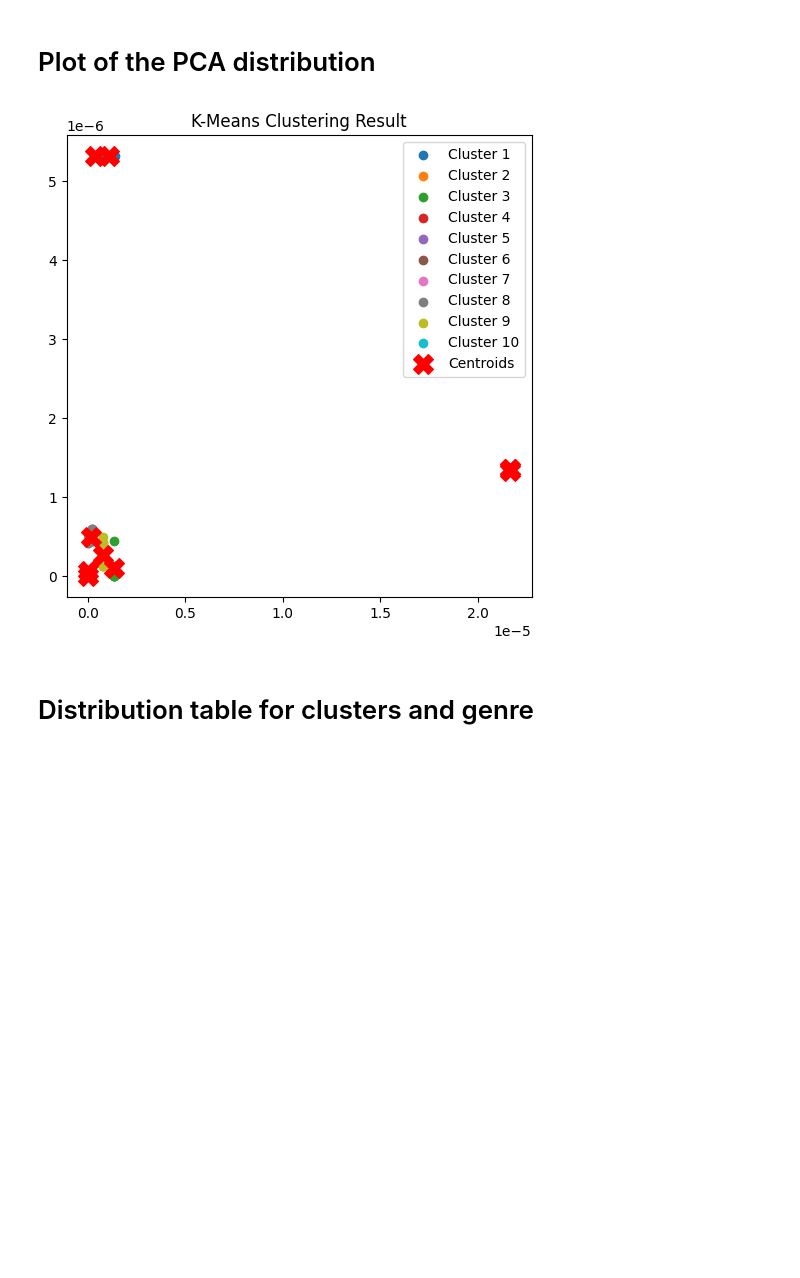
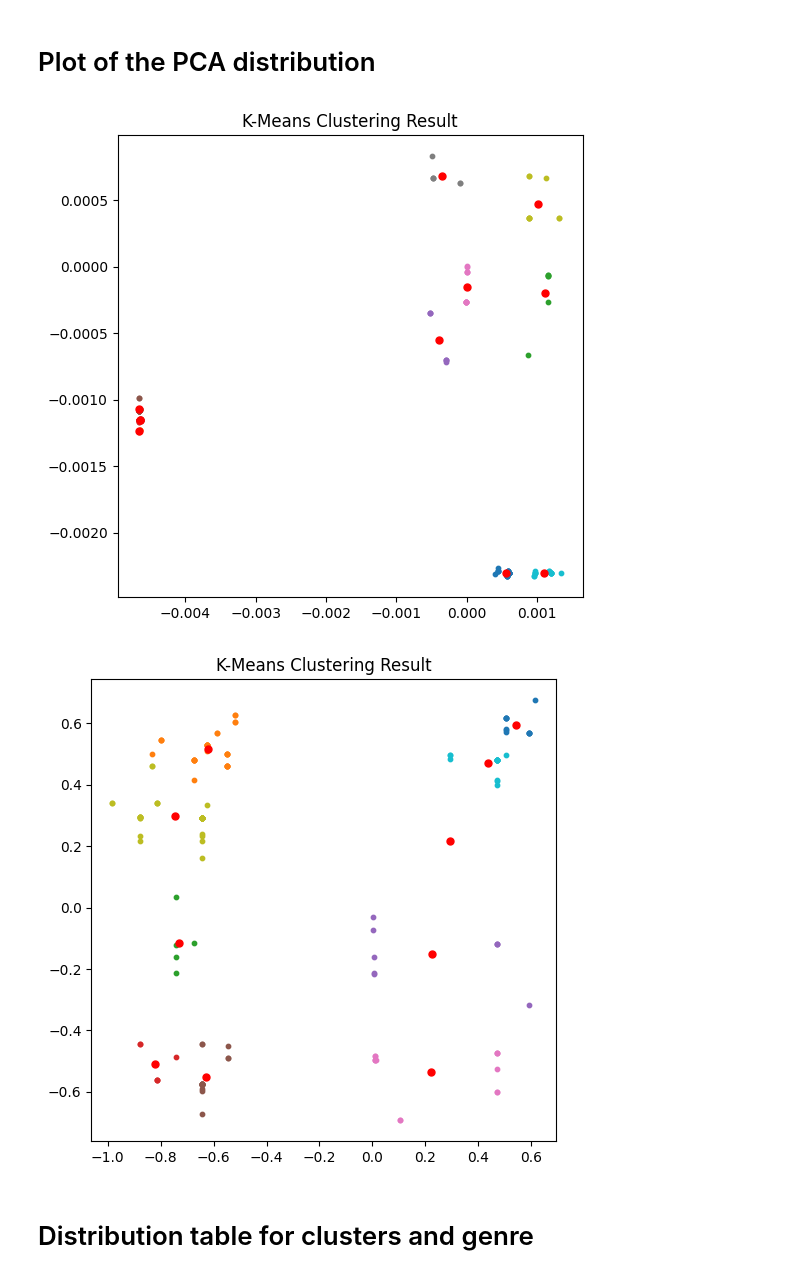
Before and after one commit to kmzpatil/Kdag_Task, a Jupyter notebook: task 2/genre.ipynb, the cells around one changed output. Cells and saved outputs as stored; diff of their text form; code cells hidden in the pictures; blank space fills up the shorter version.

```diff
--- a/task 2/genre.ipynb
+++ b/task 2/genre.ipynb
@@ -9,10 +9,10 @@ musics = pd.read_csv('TASK2_dataset.csv')
 print(musics.head())
 
 
-key1 = list(set(musics.keyword_1))
+key1 = musics.keyword_1.unique()
 key2 = musics.keyword_2.unique()
 key3 = musics.keyword_3.unique()
-
+genre = musics.genre.unique()
 count = len(musics.genre)
 # %% [output]
    song_id keyword_1  keyword_2  keyword_3      genre
@@ -93,30 +101,42 @@ pcas =  np.cbrt(pca_1**10 + pca_2**10 + pca_3**10)
 # %% [markdown]
 # *K-Means*
 # %%
-np.random.seed(100)
 
 cents = 10
-centroids = pcas[np.random.choice(range(len(pcas)),cents , replace=False)]
+def kmeans(pcas):
 
-for i in range(100):
-    distances = np.linalg.norm(pcas[:, np.newaxis] - centroids, axis=2)
-    labels = np.argmin(distances, axis=1)
+    np.random.seed(100)
+    centroids = pcas[np.random.choice(range(len(pcas)),cents , replace=False)]
 
-    new_centroids = np.array([pcas[labels == j].mean(axis=0) for j in range(cents)])
+    for i in range(100):
+        distances = np.linalg.norm(pcas[:, np.newaxis] - centroids, axis=2)
+        labels = np.argmin(distances, axis=1)
 
-    centroids = new_centroids
+        new_centroids = np.array([pcas[labels == j].mean(axis=0) for j in range(cents)])
+
+        centroids = new_centroids
+    return centroids,labels
+
+
+centroids_tf, labels_tf = kmeans(pcas_tf)
+centroids_bow, labels_bow = kmeans(pcas_bow)
 # %% [markdown]
 # Plot of the PCA distribution
 # %%
-plt.figure(figsize=(6,6))
-for i in range(cents):
-    plt.scatter(pcas[labels == i][:, 0], pcas[labels == i][:, 1], label=f"Cluster {i+1}")
-plt.scatter(centroids[:, 0], centroids[:, 1], marker='X', color='red', s=200, label="Centroids")
-plt.legend()
-plt.title("K-Means Clustering Result")
-plt.show()
+def plot(pcas,centroids, labels,cents):
+
+    plt.figure(figsize=(6,6))
+    for i in range(cents):
+        plt.scatter(pcas[labels == i][:, 0], pcas[labels == i][:, 1],s=10 )
+    plt.scatter(centroids[:, 0], centroids[:, 1], marker='.', color='red', s=100, label="Centroids")
+    plt.title("K-Means Clustering Result")
+    plt.show()
+
+plot(pcas_tf , centroids_tf , labels_tf , cents)
+plot(pcas_bow , centroids_bow , labels_bow , cents)
 # %% [output]
-[figure, old version]
+[figure, new version]
+[figure, added]
 # %% [markdown]
 # Distribution table for clusters and genre
 # %%
```
Also changed, not shown: parts of 6 cells of this notebook.
